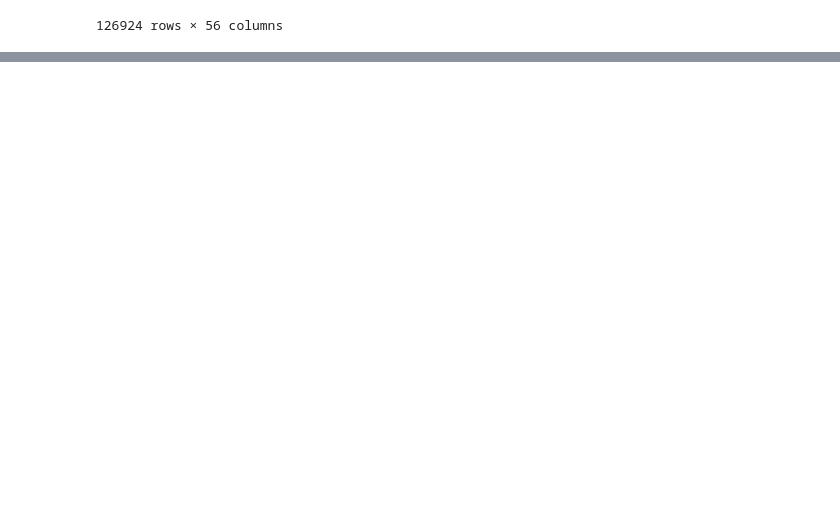
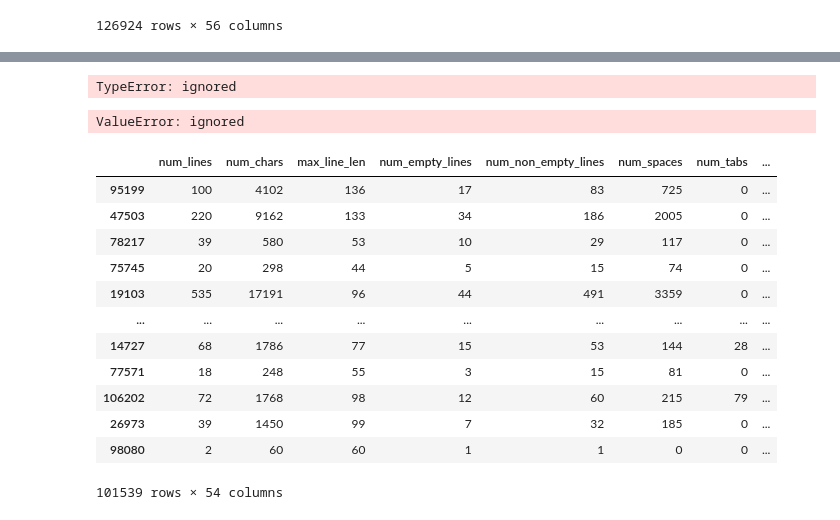
Before and after one commit to lfendy/goodcodebadcode, a Jupyter notebook: goodcodebadcode.ipynb, the cells around one changed output, grey strips where cells are left out. Saved outputs shown, nothing was run; the diff lists cells and outputs as text; code cells hidden in the pictures; blank space fills up the shorter version.

```diff
--- a/goodcodebadcode.ipynb
+++ b/goodcodebadcode.ipynb
@@ -772,0 +795,5 @@ df
+# %%
+train, test = train_test_split(df, test_size=0.2)
+# %%
+train = train.drop("Content", axis=1)
+train
@@ -772,0 +855,3 @@ df
+# %%
+features = train.columns[1:]
+features
@@ -772,0 +880,29 @@ df
+# %%
+# col_mask=train.isnull().any(axis=0)
+# col_mask
+# row_mask=train.isnull().any(axis=1)
+# row_mask
+train.index[np.isinf(train).any(1)]
+# %% [output]
+TypeError: ignored
+# %%
+train = train.fillna(0)
+clf.fit(train[features], y)
+# %% [output]
+ValueError: ignored
+# %%
+train[features]
+# %% [output]
+|  | num_lines | num_chars | max_line_len | num_empty_lines | num_non_empty_lines | num_spaces | num_tabs | ... |
+| 95199 | 100 | 4102 | 136 | 17 | 83 | 725 | 0 | ... |
+| 47503 | 220 | 9162 | 133 | 34 | 186 | 2005 | 0 | ... |
+| 78217 | 39 | 580 | 53 | 10 | 29 | 117 | 0 | ... |
+| 75745 | 20 | 298 | 44 | 5 | 15 | 74 | 0 | ... |
+| 19103 | 535 | 17191 | 96 | 44 | 491 | 3359 | 0 | ... |
+| ... | ... | ... | ... | ... | ... | ... | ... | ... |
+| 14727 | 68 | 1786 | 77 | 15 | 53 | 144 | 28 | ... |
+| 77571 | 18 | 248 | 55 | 3 | 15 | 81 | 0 | ... |
+| 106202 | 72 | 1768 | 98 | 12 | 60 | 215 | 79 | ... |
+| 26973 | 39 | 1450 | 99 | 7 | 32 | 185 | 0 | ... |
+| 98080 | 2 | 60 | 60 | 1 | 1 | 0 | 0 | ... |
+101539 rows × 54 columns
```
Also changed, not shown: parts of 14 cells of this notebook.
